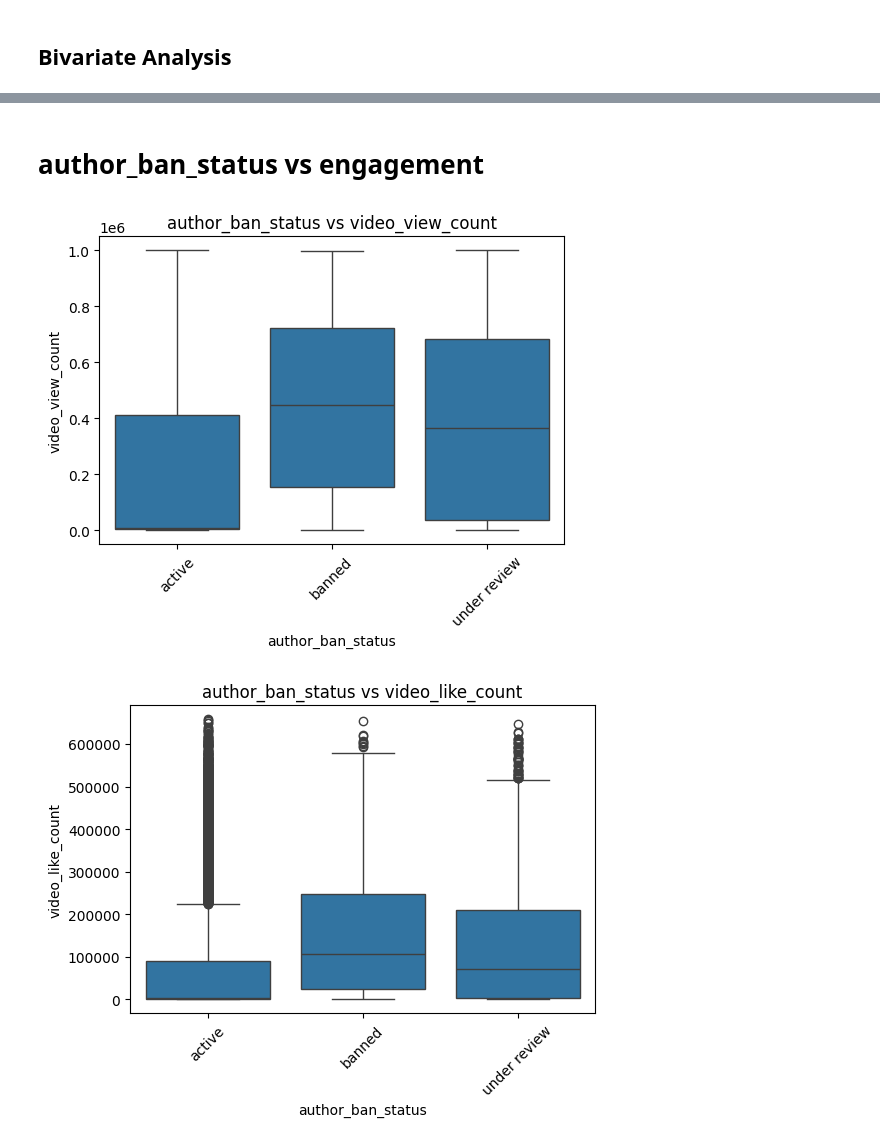
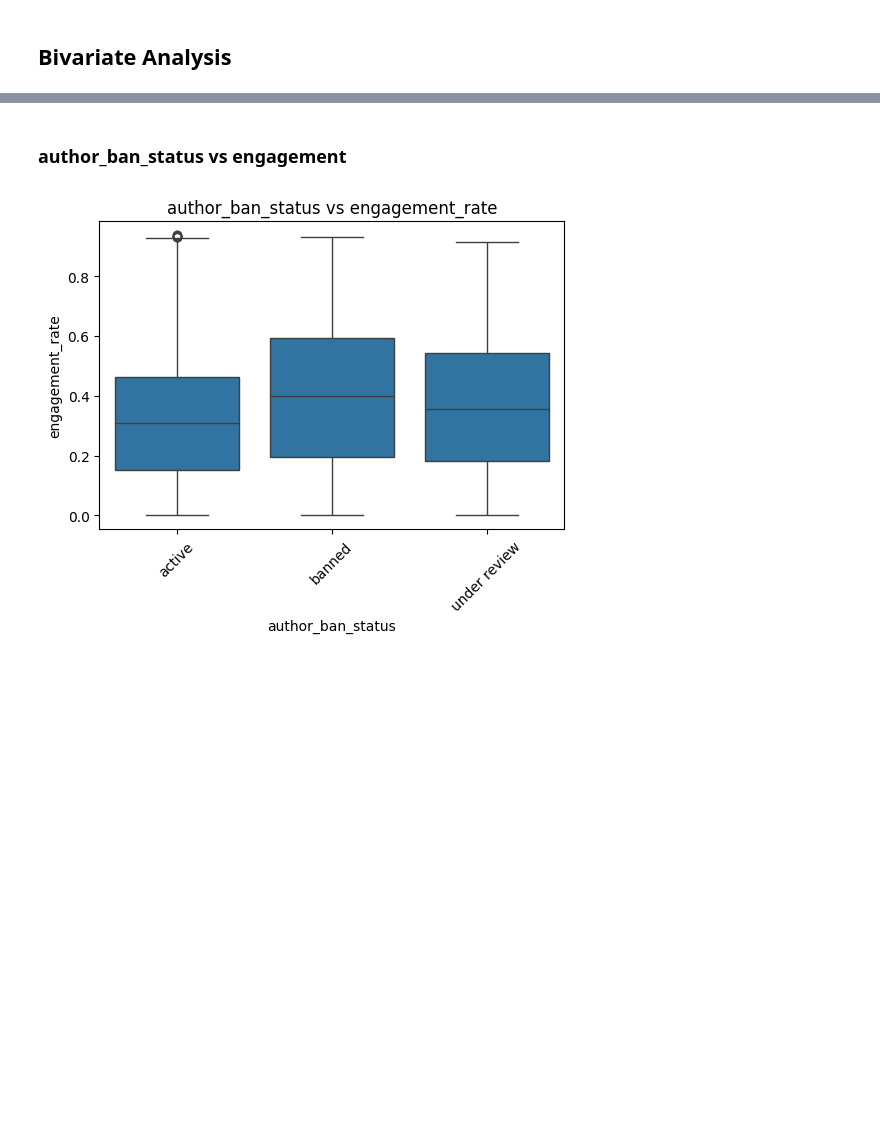
Before and after one commit to ramosronn/Data-Analysis-of-TikTok-Content-Performance, a Jupyter notebook: tiktok_dataset.ipynb, the cells around one changed output, grey strips where cells are left out. Drawn from its saved outputs; the diff is of its cells as text; code cells hidden in the pictures; blank space fills up the shorter version.

```diff
--- a/tiktok_dataset.ipynb
+++ b/tiktok_dataset.ipynb
@@ -242,0 +236,7 @@ banned              1639      8.46%
+# %%
+df["engagement_rate"] = (
+    df["video_like_count"] +
+    df["video_comment_count"] +
+    df["video_share_count"] +
+    df["video_download_count"]
+) / df["video_view_count"].replace(0, 1) # avoid division by zero
@@ -287,12 +279,10 @@ for col in eng_cols:
 # %% [markdown]
-# author_ban_status vs engagement
+### author_ban_status vs engagement
 # %%
-for col in eng_cols:
-    plt.figure(figsize=(6,4))
-    sns.boxplot(data=df, x="author_ban_status", y=col)
-    plt.title(f"author_ban_status vs {col}")
-    plt.xticks(rotation=45)
-    plt.show()
+plt.figure(figsize=(6,4))
+sns.boxplot(data=df, x="author_ban_status", y="engagement_rate")
+plt.title("author_ban_status vs engagement_rate")
+plt.xticks(rotation=45)
+plt.show()
 # %% [output]
-[figure, old version]
+[figure, new version]
-[figure, removed]
```
Also changed, not shown: parts of 25 cells of this notebook.
